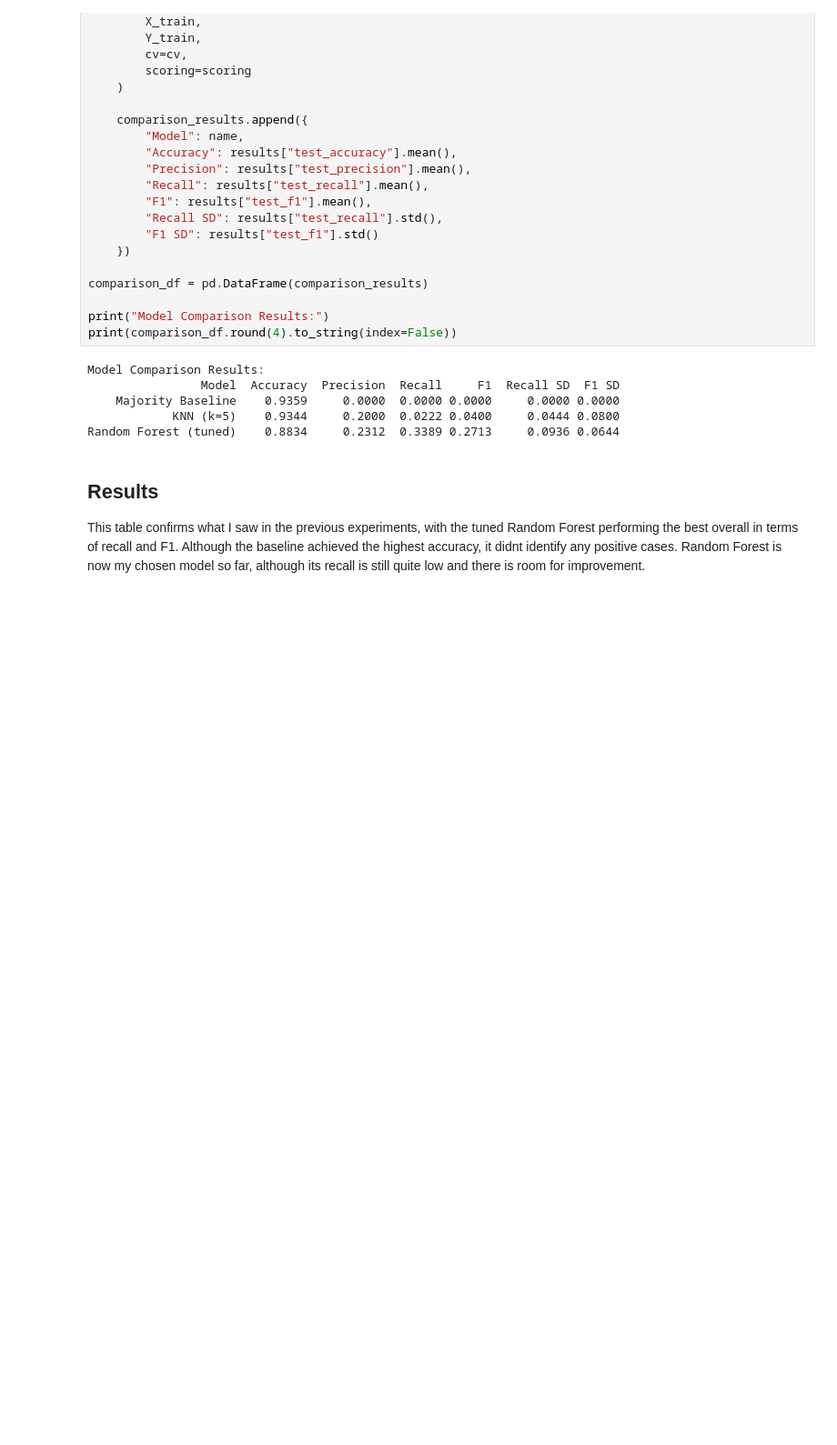
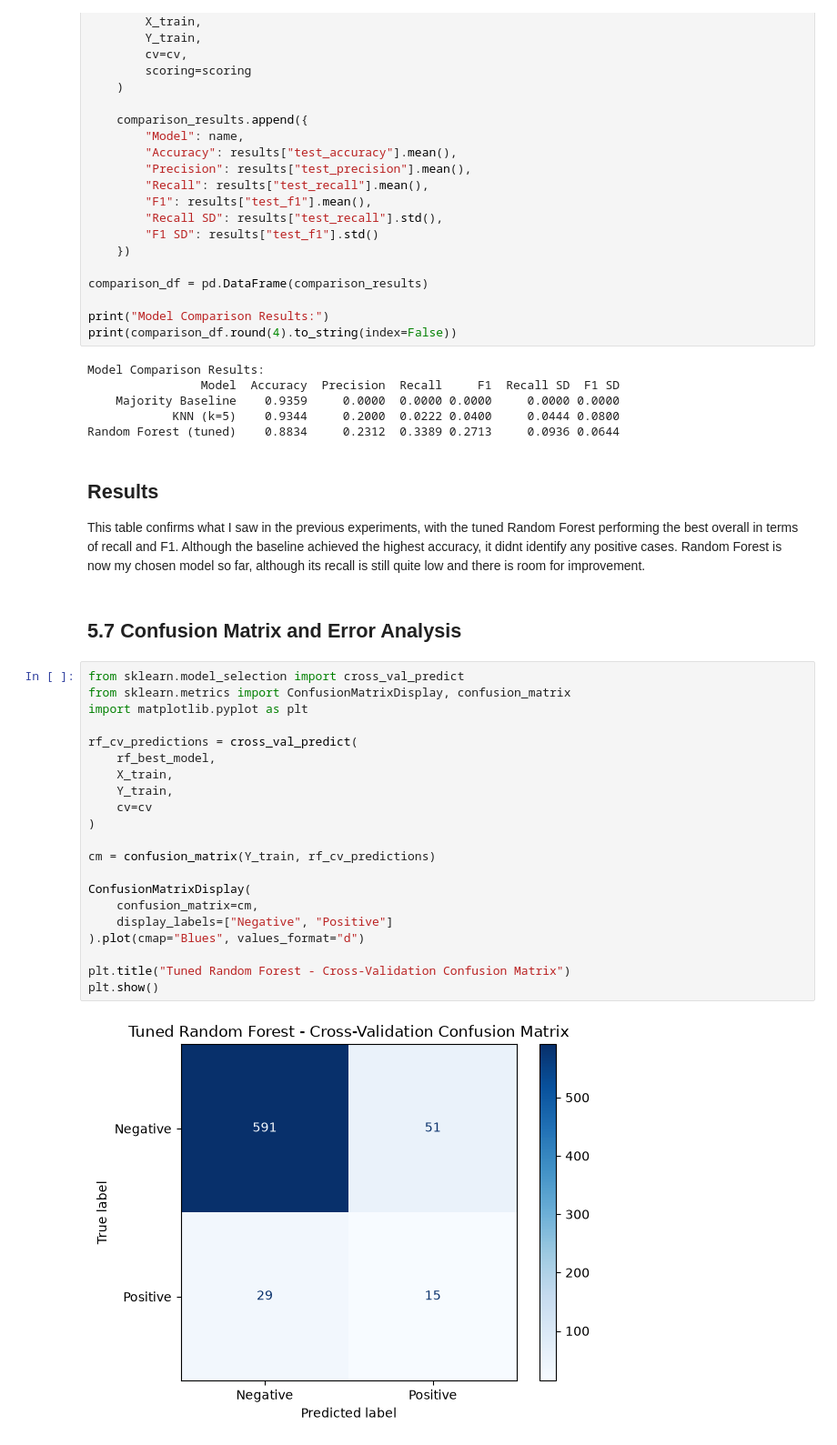
Before and after one commit to lf1313/CT4101-machine-learning, a Jupyter notebook: notebooks/milestone3.ipynb, the cells around one changed output. Shown at 91% size. Cells and saved outputs as stored; diff of their text form; blank space fills up the shorter version.

```diff
--- a/notebooks/milestone3.ipynb
+++ b/notebooks/milestone3.ipynb
@@ -618,3 +618,28 @@ Random Forest (tuned)    0.8834     0.2312  0.3389 0.2713     0.0936 0.0644
 # %% [markdown]
 ## Results
 This table confirms what I saw in the previous experiments, with the tuned Random Forest performing the best overall in terms of recall and F1. Although the baseline achieved the highest accuracy, it didnt identify any positive cases. Random Forest is now my chosen model so far, although its recall is still quite low and there is room for improvement.
+# %% [markdown]
+## 5.7 Confusion Matrix and Error Analysis
+# %%
+from sklearn.model_selection import cross_val_predict
+from sklearn.metrics import ConfusionMatrixDisplay, confusion_matrix
+import matplotlib.pyplot as plt
+
+rf_cv_predictions = cross_val_predict(
+    rf_best_model,
+    X_train,
+    Y_train,
+    cv=cv
+)
+
+cm = confusion_matrix(Y_train, rf_cv_predictions)
+
+ConfusionMatrixDisplay(
+    confusion_matrix=cm,
+    display_labels=["Negative", "Positive"]
+).plot(cmap="Blues", values_format="d")
+
+plt.title("Tuned Random Forest - Cross-Validation Confusion Matrix")
+plt.show()
+# %% [output]
+[figure, added]
```
Also changed, not shown: parts of 2 cells of this notebook.
